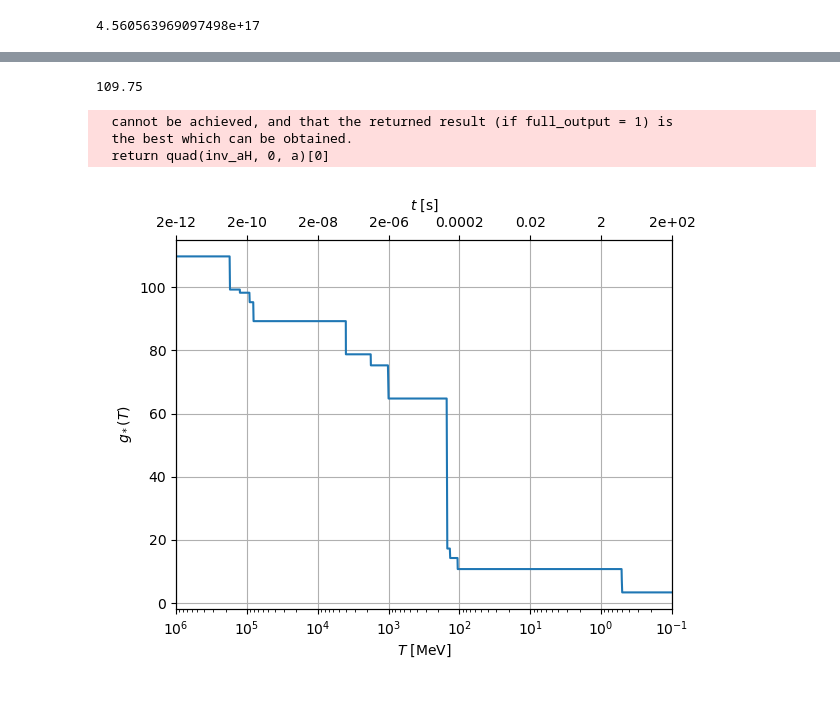
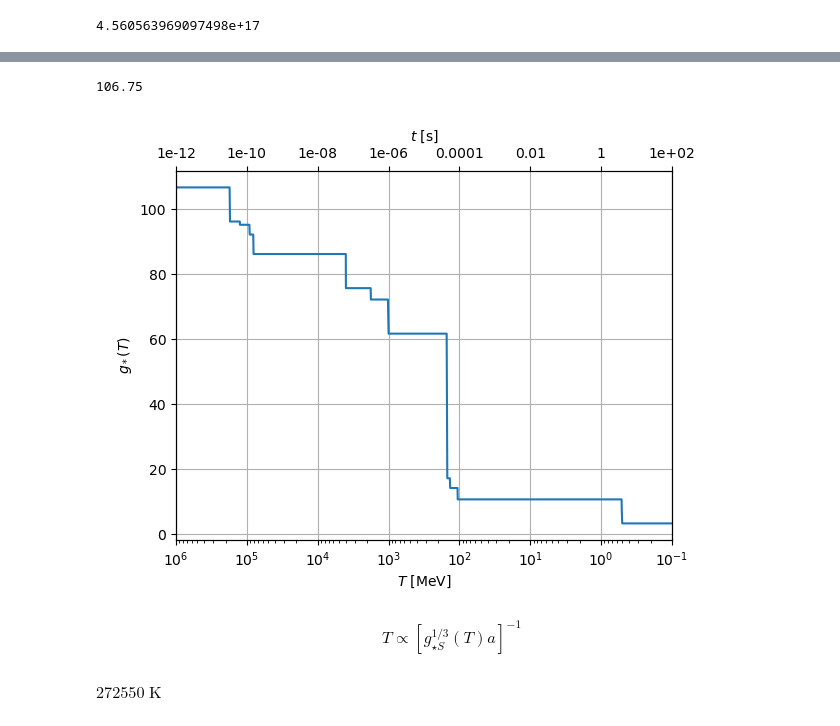
Before and after one commit to jeremyneveu/m2-npac-grac, a Jupyter notebook: notebooks/CMB_degrees_of_freedom.ipynb, the cells around one changed output, grey strips where cells are left out. Saved outputs shown, nothing was run; the diff lists cells and outputs as text; code cells hidden in the pictures; blank space fills up the shorter version.

Commit message:
add T(a) plot

```diff
--- a/notebooks/CMB_degrees_of_freedom.ipynb
+++ b/notebooks/CMB_degrees_of_freedom.ipynb
@@ -103,3 +103,8 @@ $a_0 T_{CMB} = a T$
 a = 2.725 / mass_T
 z = 1/a - 1
 z[z < 0] = np.inf
+# %%
+T0 = Planck18.Tcmb0  # K
+cosmo = FlatLambdaCDM(H0=Planck18.H0, Om0=Planck18.Om0, Tcmb0=T0, m_nu=0)
+Omegar0 = cosmo.Ogamma0 + cosmo.Onu0  # with massless neutrinos
+Omegar0
@@ -110,13 +117,16 @@ invH0
 4.560563969097498e+17
 # %%
 def inv_aH(a):
-    return (invH0/(a*(np.sqrt(Planck18.Ogamma0 / a**4))))
+    return (invH0/(a*(np.sqrt(Omegar0 / a**4))))
 
 def a_to_time(a):
     return quad(inv_aH, 0, a)[0]
 
 def T_to_time(T):
-    return a_to_time(2.725 / T)
+    return a_to_time(T0.to(u.K).value / T)
+
+def T_to_MeV(T):
+    return T * 1.38e-23 / (1.6e-19 * 1e6)
 
 def MeV_to_time(MeV):
     T = MeV / 1.38e-23 * 1.6e-19 * 1e6
@@ -158,49 +164,64 @@ df.sort_values("MeV")
 # %%
-def gs_tot(MeV):
+def gs_tot(MeV, entropy=False):
     if MeV > 150:
-        gb = np.sum(df["g"][(df["MeV"] < MeV) & (df["Type"]=="boson")])
+        gb = np.sum(df["g"][(df["MeV"] < MeV) & (df["Type"]=="boson") & (df["Particles"]!="pions")])
         gf = np.sum(df["g"][(df["MeV"] < MeV) & (df["Type"]=="fermion")])
     elif MeV < 150 and MeV >= 0.511:  # QCD phase transition
         gb = np.sum(df["g"][(df["MeV"] < MeV) & (df["Type"]=="boson") & (df["QCD"]==False)])
         gf = np.sum(df["g"][(df["MeV"] < MeV) & (df["Type"]=="fermion") & (df["QCD"]==False)])
     elif MeV < 0.511:  # e+/e- annihilation
         gb = 2
-        gf = 2 * 3 * (4/11)**(4/3)  # neutrinos at lower T
+        if not entropy:
+            gf = 2 * 3 * (4/11)**(4/3)  # neutrinos at lower T
+        else:
+            gf = 2 * 3 * (4/11)
     return gb + 7/8 * gf
 
 gs_tot(1e6)
 # %% [output]
-109.75
+106.75
 # %%
 MeVs = np.sort(np.concatenate([np.logspace(-2, 7, 1000), df["MeV"]]))
 ts = [MeV_to_time(MeV) for MeV in MeVs]
 gs = [gs_tot(MeV) for MeV in MeVs]
-# %% [output]
-  cannot be achieved, and that the returned result (if full_output = 1) is
-  the best which can be obtained.
-  return quad(inv_aH, 0, a)[0]
 # %%
 #| label: ggstar_plot
 fig = plt.figure()
 plt.plot(MeVs, gs)
 plt.grid()
 plt.xscale("log")
 plt.xlim((1e6, 1e-1))
 ax1 = plt.gca()
 #ax1.invert_xaxis()
 ax2 = plt.gca().twiny()
 ax2.set_xscale("log")
 ticks = ax1.get_xticks()[::-1][1:-1]
+ticks = ticks[(ticks>=MeVs.min()) & (ticks<=MeVs.max())]
 #print(ticks)
 #ticks = 10.**np.arange(6, -3, -1)
 #print(ticks)
 new_ticks = [MeV_to_time(tick) for tick in ticks]
 #print(new_ticks)
 ax2.set_xticks(new_ticks)
 ax2.set_xticklabels([f"{tick:.0g}" for tick in new_ticks])
 ax2.set_xlabel("$t$ [s]")
 ax1.set_ylabel("$g_*(T)$")
 ax1.set_xlabel("$T$ [MeV]")
 plt.show()
 # %% [output]
-[figure, old version]
+[figure, new version]
+# %% [markdown]
+\begin{equation}
+  \boxed{T \propto \left[g_{\star S}^{1/3}(T) a\right]^{-1}}
+\end{equation}
+# %%
+def T_precise(a):
+    T_tmp = T0 / a
+    gs0 = gs_tot(T_to_MeV(T0).value, entropy=True)
+    for k in range(10):
+        T_tmp = T0 * (gs0/gs_tot(T_to_MeV(T_tmp).value, entropy=True))**(1/3) / a
+    return T_tmp
+
+T_precise(a=1e-5)
+# %% [output]
+$272550 \; \mathrm{K}$
```
Also changed, not shown: parts of 7 cells of this notebook.
